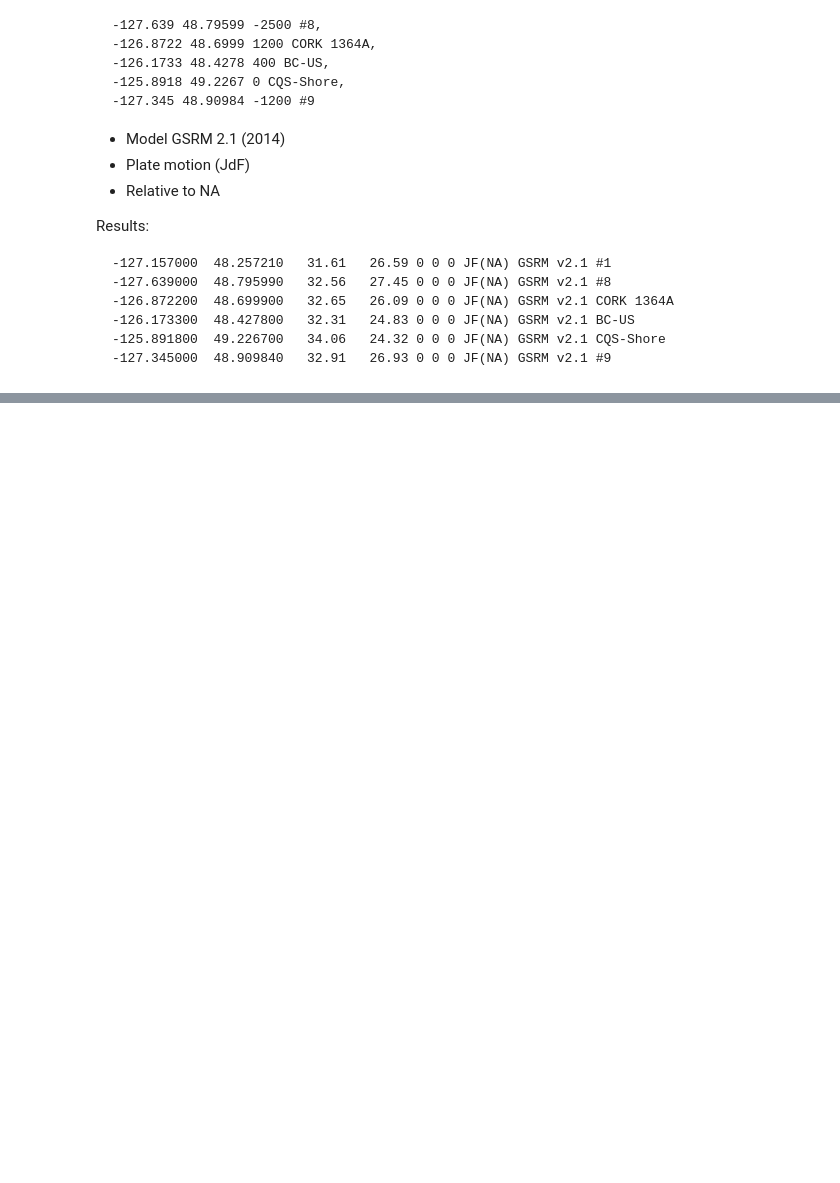
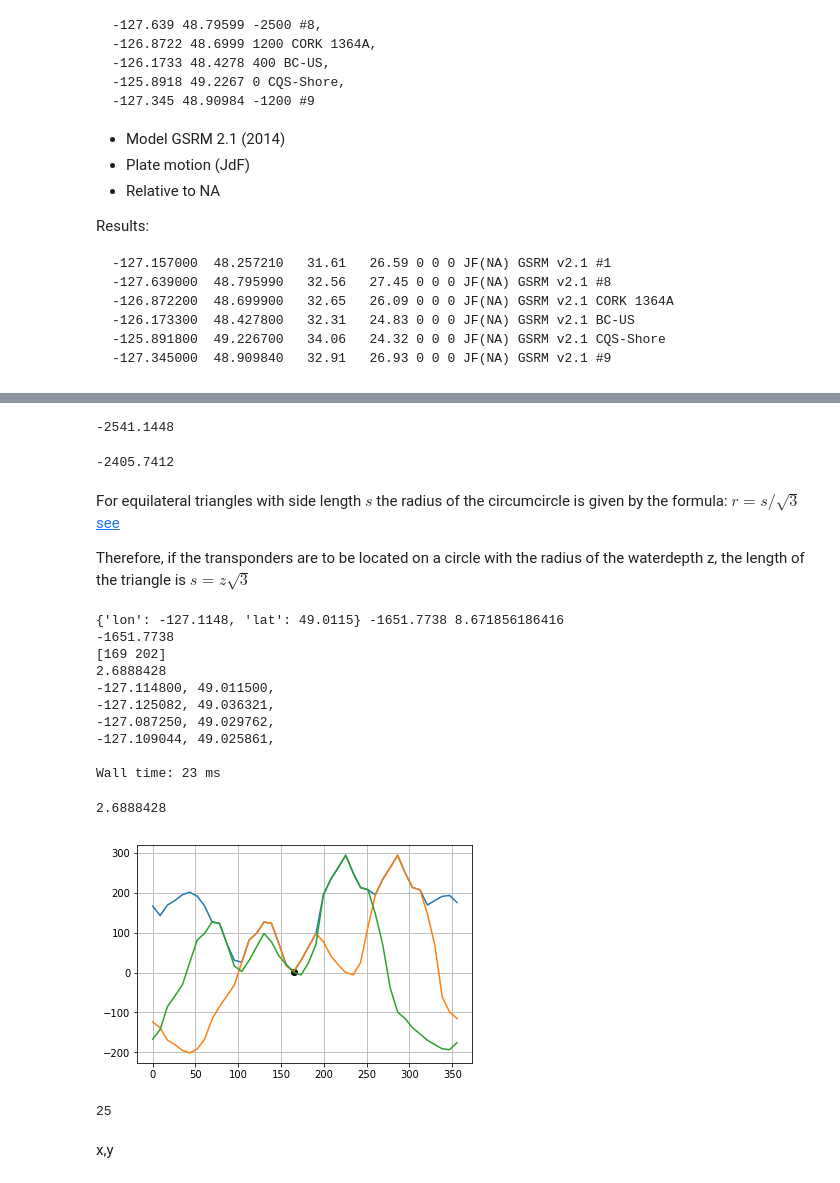
Before and after one commit to MHee/NCSZO-Stations, a Jupyter notebook: index.ipynb, the cells around one changed output, grey strips where cells are left out. Drawn from its saved outputs; the diff is of its cells as text; code cells hidden in the pictures; blank space fills up the shorter version.

```diff
--- a/index.ipynb
+++ b/index.ipynb
@@ -19,0 +17,6 @@ sites = {
+# %%
+def getElevation(lon, lat):
+    params = {'latitude' : lat, 'longitude' : lon, 'format' : 'json'} # geojson | text/plain
+    url = 'https://www.gmrt.org/services/PointServer'
+    resp = requests.get(url, params = params)
+    return float(resp.json()['elevation'])
@@ -25,0 +39,9 @@ s = sites['CORK 1364A']
+# %%
+JF_PA = EulerPole(lat=-0.60, lon=37.80, rate=0.625)
+NA_PA = EulerPole(lat=49.30, lon=-76.01, rate=0.791)
+JF = JF_PA - NA_PA
+print(JF.velocity_components(lat=48.6999,lon=-126.8722))
+print(JF.velocity(lat=48.6999,lon=-126.8722))
+#32.65   26.09
+#41.79	51.37°
+#41.78	51.37°
@@ -25,0 +77,14 @@ s = sites['CORK 1364A']
+# %%
+refSites = [s,]
+for i in range(1, 6):
+    az,v = s.velocity()
+    lon,lat,_ = g.fwd(s.lon,s.lat, az-90., 20e3)
+    s = Site('Along %d km' % (20*i), lon = lon,lat = lat)
+    refSites.append(s)
+
+s = refSites[0]
+for i in range(1, 6):
+    az,v = s.velocity()
+    lon,lat,_ = g.fwd(s.lon,s.lat, az-90., -20e3)
+    s = Site('Along %d km' % (-20*i), lon = lon,lat = lat)
+    refSites.append(s)
@@ -54,0 +242,13 @@ n_start = g.fwd()
+# %%
+gmrt.map_pixel(-127.0114885500549, 48.002269353720685)
+# %% [output]
+-2541.1448
+# %%
+gmrt.raster[0,0]
+# %% [output]
+-2405.7412
+# %% [markdown]
+For equilateral triangles with side length $s$ the radius of the circumcircle is given by the formula:
+$ r = s/\sqrt{3} $ [see](https://www.mathopenref.com/trianglecircumcircle.html)
+
+Therefore, if the transponders are to be located on a circle with the radius of the waterdepth z, the length of the triangle is $s = z \sqrt{3}$
@@ -54,0 +315,22 @@ n_start = g.fwd()
+# %%
+%%time
+getStationQuality(-127.1148,49.0115, manual = True)
+# %% [output]
+{'lon': -127.1148, 'lat': 49.0115} -1651.7738 8.671856186416
+-1651.7738
+[169 202]
+2.6888428
+-127.114800, 49.011500,
+-127.125082, 49.036321,
+-127.087250, 49.029762,
+-127.109044, 49.025861,
+
+Wall time: 23 ms
+2.6888428
+[figure, added]
+# %%
+np.argmin(np.max(np.array([np.abs(z1s-z_0),np.abs(z2s-z_0)]),0))
+# %% [output]
+25
+# %% [markdown]
+x,y
```
Also changed, not shown: parts of 36 cells of this notebook.
